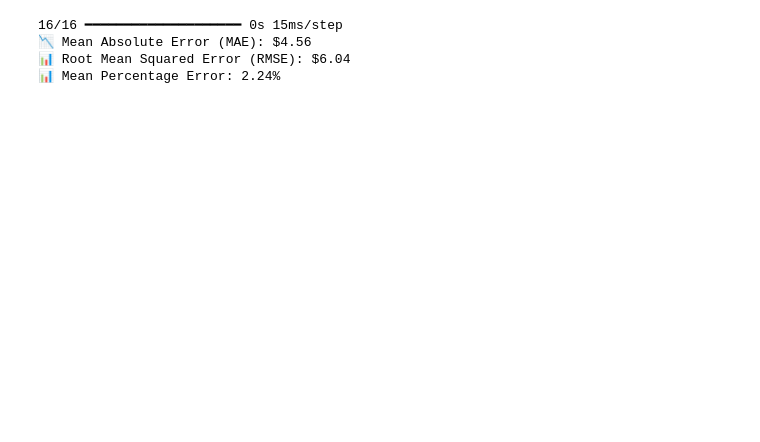
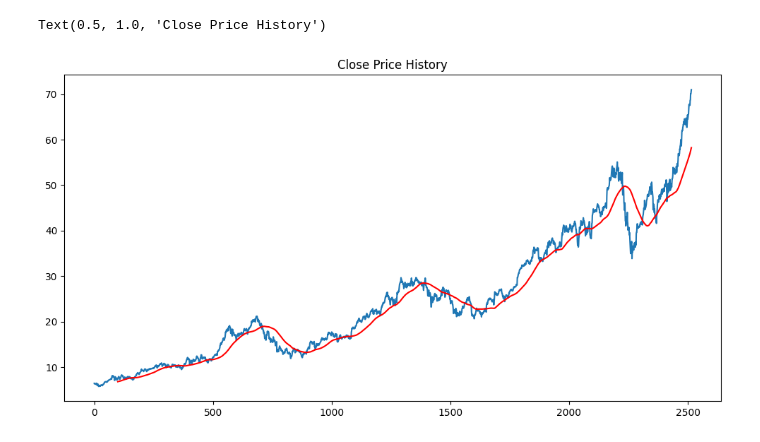
Before and after one commit to NAYAMATVISION/elevatelabs_project, a Jupyter notebook: stockprediction/stockpred.ipynb, the cells around one changed output. Drawn from its saved outputs; the diff is of its cells as text; code cells hidden in the pictures; blank space fills up the shorter version.

```diff
--- a/stockprediction/stockpred.ipynb
+++ b/stockprediction/stockpred.ipynb
@@ -294,35 +97,9 @@ plt.show()
 # %%
-from sklearn.metrics import mean_squared_error, mean_absolute_error
-import numpy as np
-
-# Step 1: Predict on the test set
-predictions = model.predict(X_test)
-
-# Step 2: Prepare 2D inputs for inverse transform (match scaler's n_features_in_)
-n_features = scaler.n_features_in_
-predicted_full = np.zeros((predictions.shape[0], n_features))
-actual_full = np.zeros((y_test.shape[0], n_features))
-predicted_full[:, 0] = predictions.flatten()  # 'Close'
-actual_full[:, 0] = y_test.flatten()          # 'Close'
-
-# Step 3: Inverse transform
-predicted_prices = scaler.inverse_transform(predicted_full)[:, 0]
-actual_prices = scaler.inverse_transform(actual_full)[:, 0]
-
-# Step 4: Calculate metrics
-mae = mean_absolute_error(actual_prices, predicted_prices)
-rmse = np.sqrt(mean_squared_error(actual_prices, predicted_prices))
-
-# Step 5: Print results
-print(f"📉 Mean Absolute Error (MAE): ${mae:.2f}")
-print(f"📊 Root Mean Squared Error (RMSE): ${rmse:.2f}")
-
-# Step 6: Mean Percentage Error
-percentage_error = (mae / actual_prices.mean()) * 100
-print(f"📊 Mean Percentage Error: {percentage_error:.2f}%")
+plt.figure(figsize=(12,6))
+plt.plot(data['Close'])
+plt.plot(ma100, 'r')
+plt.title('Close Price History')
 # %% [output]
-16/16 ━━━━━━━━━━━━━━━━━━━━ 0s 15ms/step
-📉 Mean Absolute Error (MAE): $4.56
-📊 Root Mean Squared Error (RMSE): $6.04
-📊 Mean Percentage Error: 2.24%
+Text(0.5, 1.0, 'Close Price History')
+[figure, added]
 # %%
```
Also changed, not shown: parts of 39 cells of this notebook, 4 other files.
